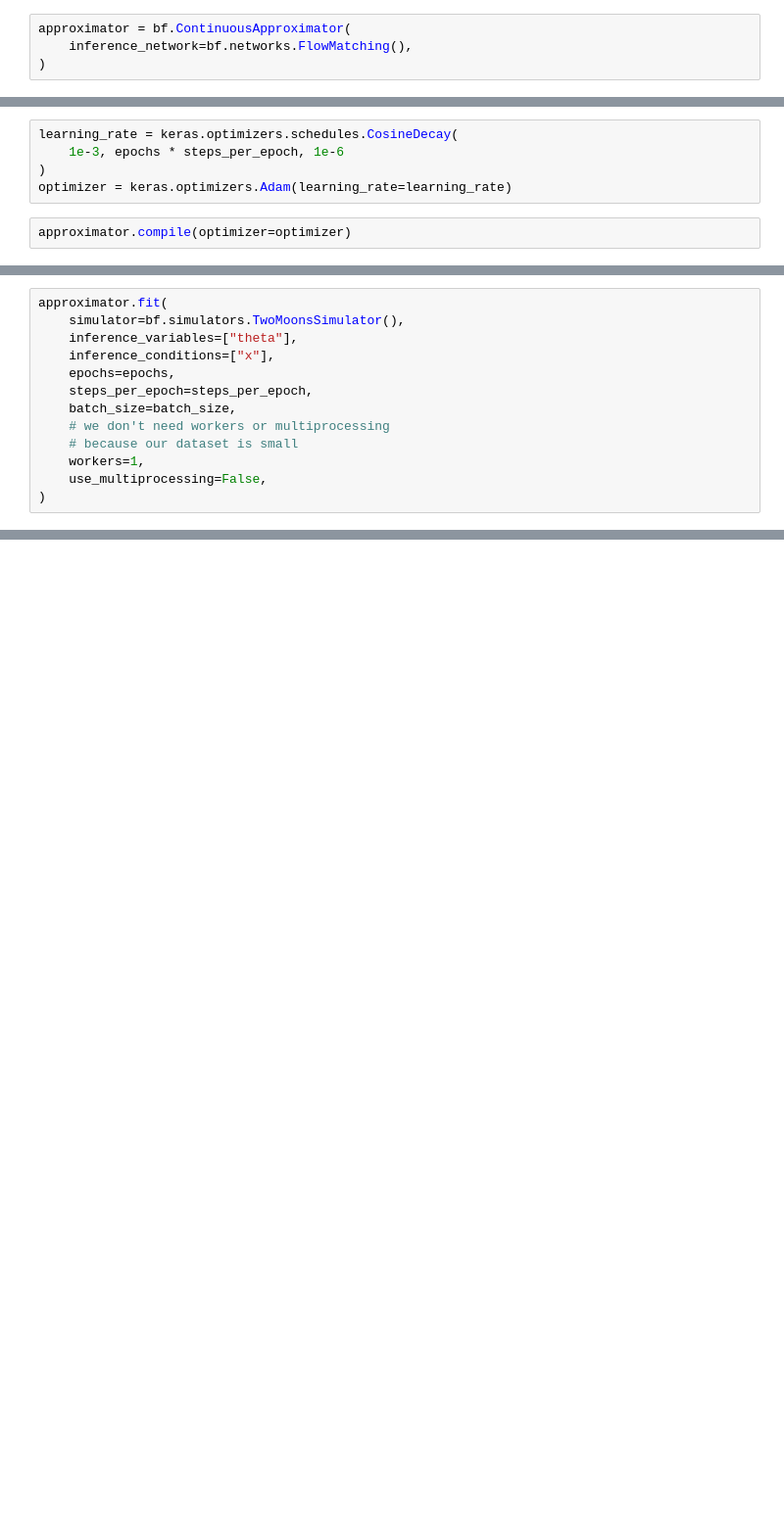
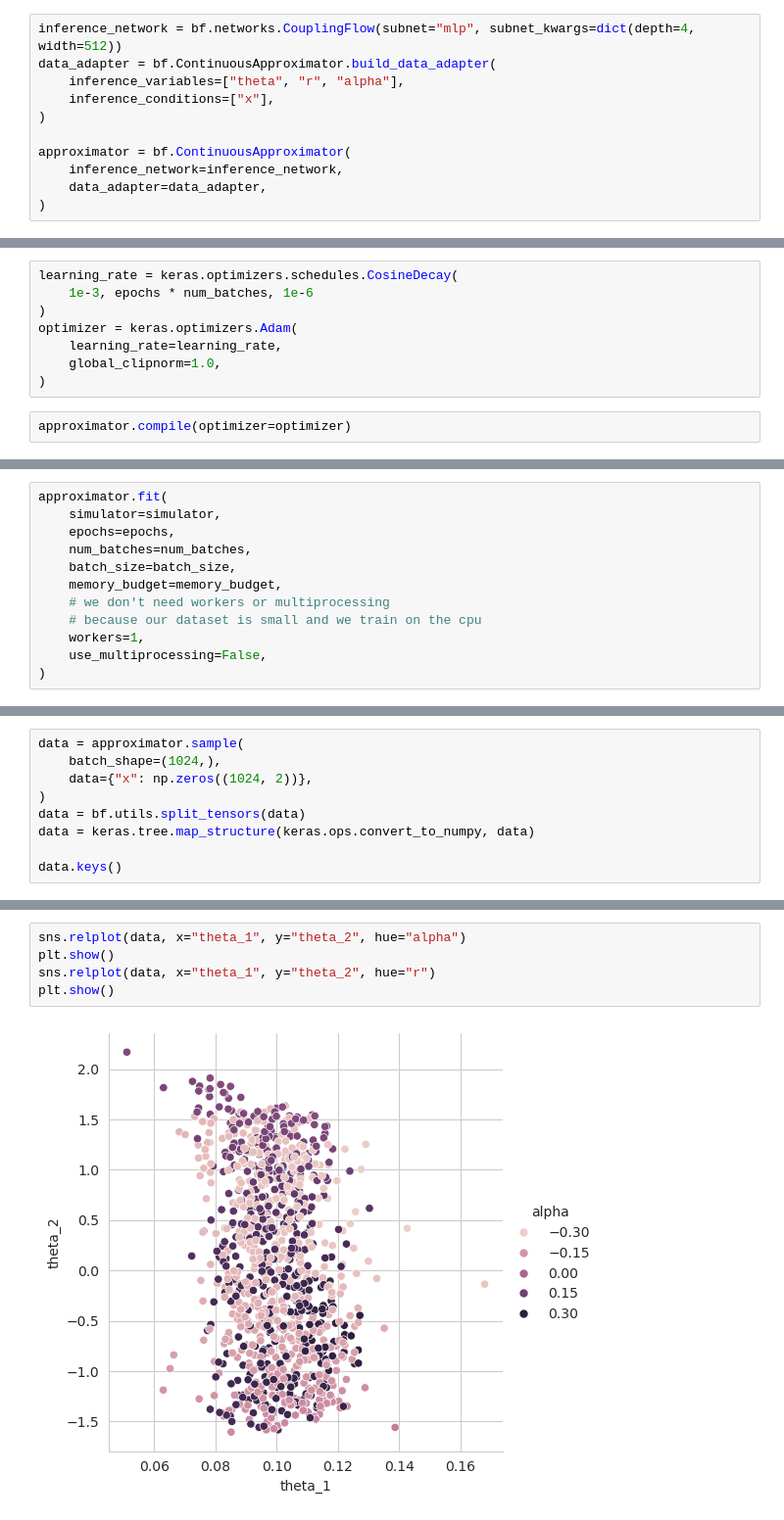
Before and after one commit to stefanradev93/BayesFlow, a Jupyter notebook: examples/2024-07-19 Two Moons.ipynb, the cells around one changed output, grey strips where cells are left out. Shown at 98% size. Cells and saved outputs as stored; diff of their text form; blank space fills up the shorter version.

```diff
--- a/examples/2024-07-19 Two Moons.ipynb
+++ b/examples/2024-07-19 Two Moons.ipynb
@@ -11,4 +90,11 @@ batch_size = 512
 # %%
+inference_network = bf.networks.CouplingFlow(subnet="mlp", subnet_kwargs=dict(depth=4, width=512))
+data_adapter = bf.ContinuousApproximator.build_data_adapter(
+    inference_variables=["theta", "r", "alpha"],
+    inference_conditions=["x"],
+)
+
 approximator = bf.ContinuousApproximator(
-    inference_network=bf.networks.FlowMatching(),
+    inference_network=inference_network,
+    data_adapter=data_adapter,
 )
@@ -15,7 +103,10 @@ approximator = bf.ContinuousApproximator(
 # %%
 learning_rate = keras.optimizers.schedules.CosineDecay(
-    1e-3, epochs * steps_per_epoch, 1e-6
+    1e-3, epochs * num_batches, 1e-6
 )
-optimizer = keras.optimizers.Adam(learning_rate=learning_rate)
+optimizer = keras.optimizers.Adam(
+    learning_rate=learning_rate,
+    global_clipnorm=1.0,
+)
 # %%
 approximator.compile(optimizer=optimizer)
@@ -22,13 +115,12 @@ approximator.compile(optimizer=optimizer)
 # %%
 approximator.fit(
-    simulator=bf.simulators.TwoMoonsSimulator(),
-    inference_variables=["theta"],
-    inference_conditions=["x"],
+    simulator=simulator,
     epochs=epochs,
-    steps_per_epoch=steps_per_epoch,
+    num_batches=num_batches,
     batch_size=batch_size,
+    memory_budget=memory_budget,
     # we don't need workers or multiprocessing
-    # because our dataset is small
+    # because our dataset is small and we train on the cpu
     workers=1,
     use_multiprocessing=False,
 )
@@ -38,0 +157,9 @@ ValueError: Invalid dtype: object
+# %%
+data = approximator.sample(
+    batch_shape=(1024,),
+    data={"x": np.zeros((1024, 2))},
+)
+data = bf.utils.split_tensors(data)
+data = keras.tree.map_structure(keras.ops.convert_to_numpy, data)
+
+data.keys()
@@ -38,0 +168,7 @@ ValueError: Invalid dtype: object
+# %%
+sns.relplot(data, x="theta_1", y="theta_2", hue="alpha")
+plt.show()
+sns.relplot(data, x="theta_1", y="theta_2", hue="r")
+plt.show()
+# %% [output]
+[figure, added]
```
Also changed, not shown: parts of 24 cells of this notebook.
